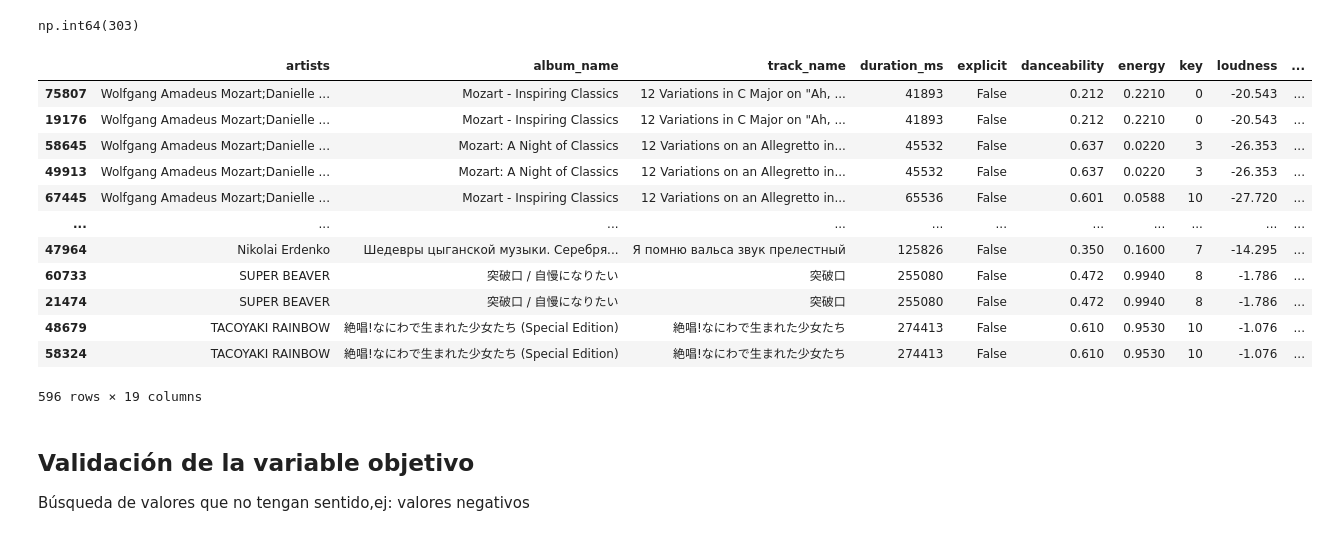
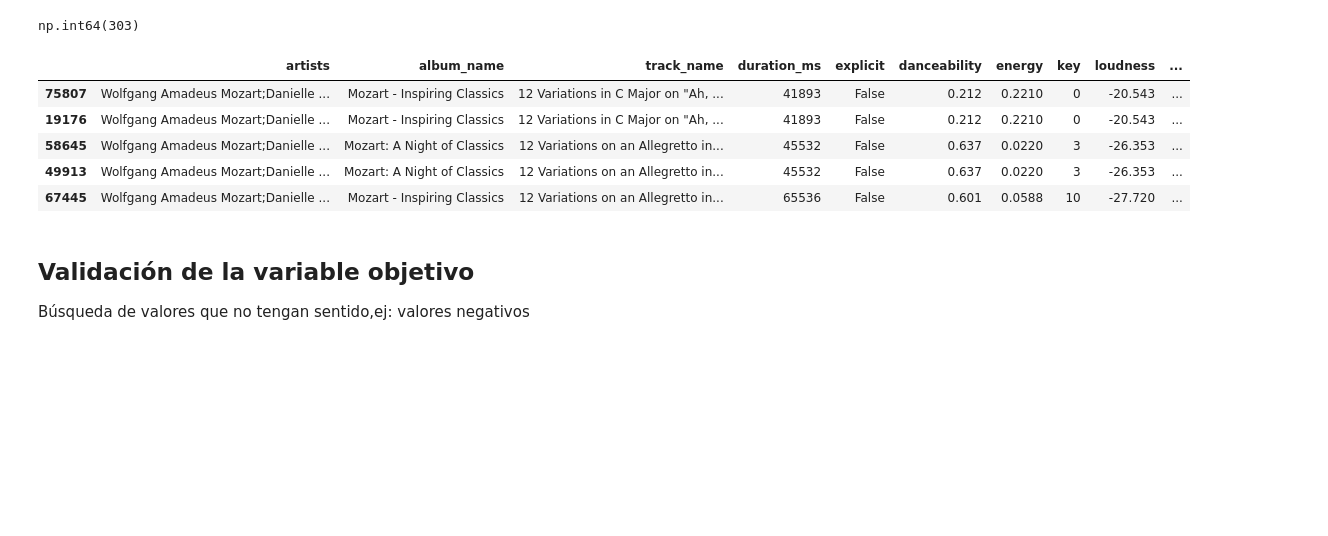
Before and after one commit to jairocruzhdez/MIAD_ML_NLP_JC, a Jupyter notebook: Semana 3/S3P1_proyecto1.ipynb, the cells around one changed output. Drawn from its saved outputs; the diff is of its cells as text; code cells hidden in the pictures; blank space fills up the shorter version.

```diff
--- a/Semana 3/S3P1_proyecto1.ipynb
+++ b/Semana 3/S3P1_proyecto1.ipynb
@@ -107,21 +106,14 @@ df_model.duplicated().sum()
 # %% [output]
 np.int64(303)
 # %%
-df_model[df_model.duplicated(keep=False)].sort_values(by="track_name")
+df_model[df_model.duplicated(keep=False)].sort_values(by="track_name").head()
 # %% [output]
 |  | artists | album_name | track_name | duration_ms | explicit | danceability | energy | key | loudness | ... |
 | 75807 | Wolfgang Amadeus Mozart;Danielle ... | Mozart - Inspiring Classics | 12 Variations in C Major on "Ah, ... | 41893 | False | 0.212 | 0.2210 | 0 | -20.543 | ... |
 | 19176 | Wolfgang Amadeus Mozart;Danielle ... | Mozart - Inspiring Classics | 12 Variations in C Major on "Ah, ... | 41893 | False | 0.212 | 0.2210 | 0 | -20.543 | ... |
 | 58645 | Wolfgang Amadeus Mozart;Danielle ... | Mozart: A Night of Classics | 12 Variations on an Allegretto in... | 45532 | False | 0.637 | 0.0220 | 3 | -26.353 | ... |
 | 49913 | Wolfgang Amadeus Mozart;Danielle ... | Mozart: A Night of Classics | 12 Variations on an Allegretto in... | 45532 | False | 0.637 | 0.0220 | 3 | -26.353 | ... |
 | 67445 | Wolfgang Amadeus Mozart;Danielle ... | Mozart - Inspiring Classics | 12 Variations on an Allegretto in... | 65536 | False | 0.601 | 0.0588 | 10 | -27.720 | ... |
-| ... | ... | ... | ... | ... | ... | ... | ... | ... | ... | ... |
-| 47964 | Nikolai Erdenko | Шедевры цыганской музыки. Серебря... | Я помню вальса звук прелестный | 125826 | False | 0.350 | 0.1600 | 7 | -14.295 | ... |
-| 60733 | SUPER BEAVER | 突破口 / 自慢になりたい | 突破口 | 255080 | False | 0.472 | 0.9940 | 8 | -1.786 | ... |
-| 21474 | SUPER BEAVER | 突破口 / 自慢になりたい | 突破口 | 255080 | False | 0.472 | 0.9940 | 8 | -1.786 | ... |
-| 48679 | TACOYAKI RAINBOW | 絶唱!なにわで生まれた少女たち (Special Edition) | 絶唱!なにわで生まれた少女たち | 274413 | False | 0.610 | 0.9530 | 10 | -1.076 | ... |
-| 58324 | TACOYAKI RAINBOW | 絶唱!なにわで生まれた少女たち (Special Edition) | 絶唱!なにわで生まれた少女たち | 274413 | False | 0.610 | 0.9530 | 10 | -1.076 | ... |
-596 rows × 19 columns
 # %%
 df_model = df_model.drop_duplicates()
 # %% [markdown]
```
Also changed, not shown: parts of 43 cells of this notebook.
